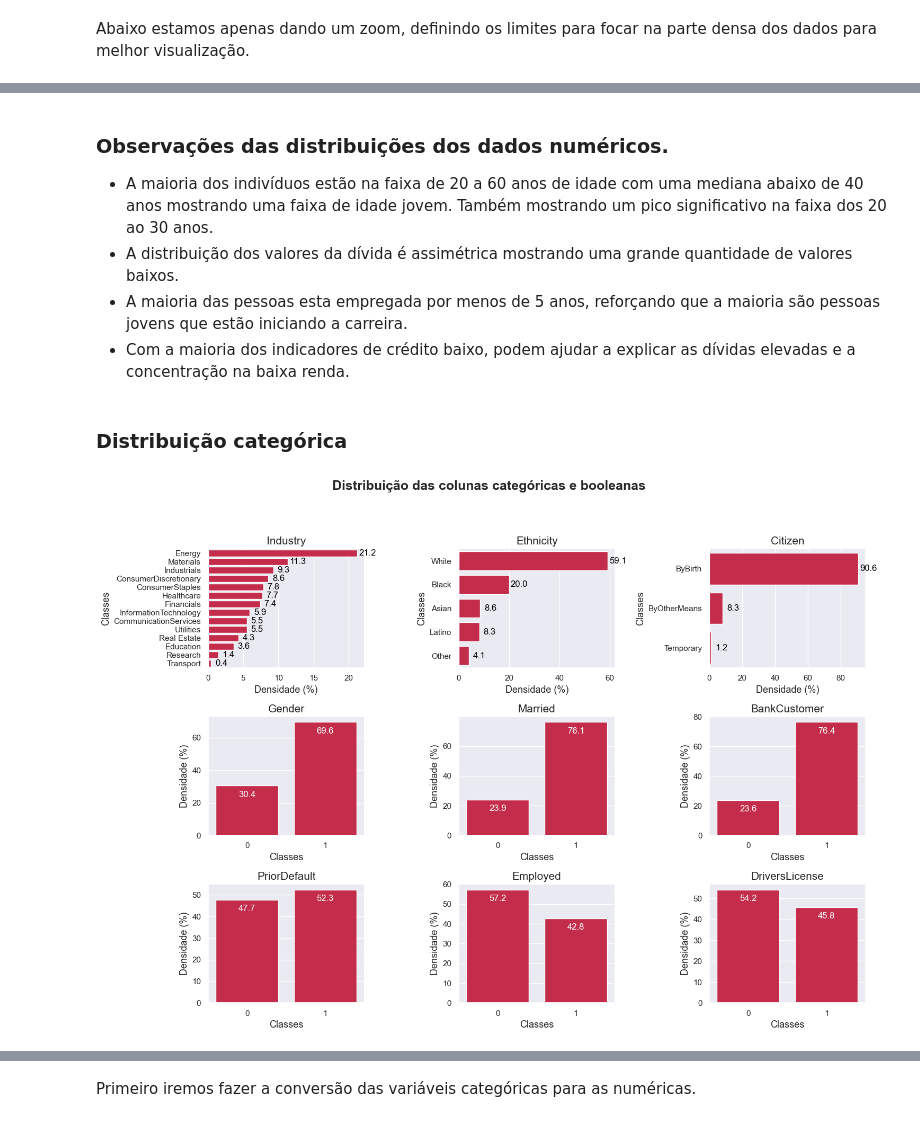
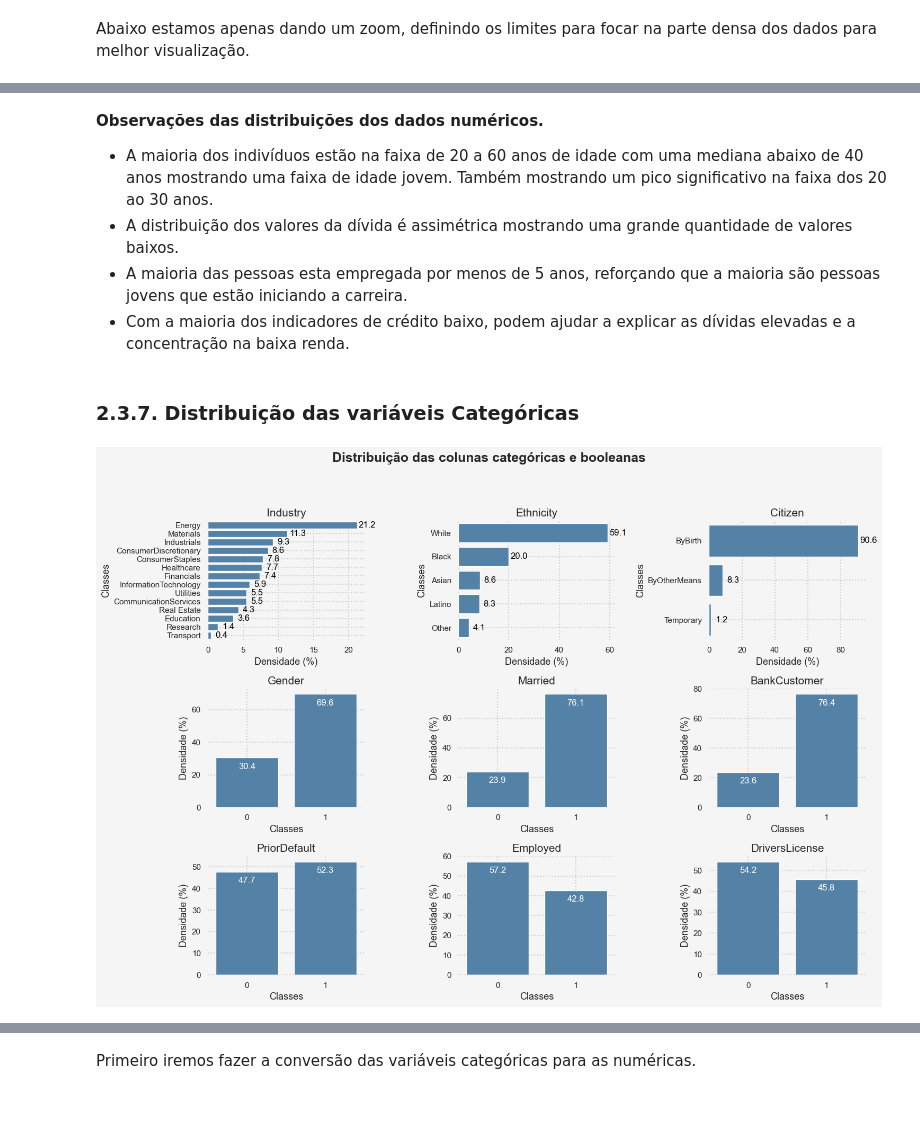
Before and after one commit to hribes/Projeto_Aprovacao_Credito, a Jupyter notebook: Notebook/Aprovacao_cartao_credito.ipynb, the cells around one changed output, grey strips where cells are left out. Drawn from its saved outputs; the diff is of its cells as text; code cells hidden in the pictures.

```diff
--- a/Notebook/Aprovacao_cartao_credito.ipynb
+++ b/Notebook/Aprovacao_cartao_credito.ipynb
@@ -59,4 +44,5 @@ Definindo algumas configurações globais para os gráficos.
 Importação dos dados que iremos utilizar.
 # %%
-dados = 'Dados/clean_dataset.csv'
+dados = os.getenv('CAMINHO_DADOS')
 df = pd.read_csv(dados)
+df.head()
@@ -113,0 +139,3 @@ memory usage: 86.4+ KB
+# %%
+df_train = pd.concat([X_train, y_train], axis=1)
+df_train.shape
@@ -265,13 +415,20 @@ fig, ax = plt.subplots(2, 3, figsize=(13, 4 * rows))
 ax = ax.flatten()
 
 for i, coluna in enumerate(numericos):
-    sns.histplot(data=df, x=coluna, ax=ax[i], bins=25, color='#DC143C')
+    sns.histplot(data=df, x=coluna, ax=ax[i], bins=25, color='#4682B4')
     ax[i].set_title(f'Distribuição da coluna\n{coluna}', fontsize=15)
     ax[i].set_xlabel(coluna, fontsize=13)
     ax[i].set_ylabel('Quantidade', fontsize=13)
 
     ax[i].set_xlim(df[coluna].quantile(0.01), df[coluna].quantile(0.99))
 
+    ax[i].grid(True, linestyle=':', linewidth=1.5)
+    ax[i].set_facecolor("#F5F5F5")
+
+    for spine in ax[i].spines.values():
+        spine.set_visible(False)
+
+plt.gcf().set_facecolor("#F5F5F5")
 plt.tight_layout()
 plt.show()
 # %% [output]
@@ -284,10 +441,20 @@ fig, ax = plt.subplots(rows, 3, figsize=(13, 4 * rows))
 ax = ax.flatten()
 
 for i, coluna in enumerate(numericos):
-    sns.boxplot(data=df, x=coluna, ax=ax[i], color='#DC143C')
+    sns.boxplot(data=df, x=coluna, ax=ax[i], color='#4682B4')
     ax[i].set_title(f'Distribuição da coluna\n{coluna}', fontsize=15)
     ax[i].set_xlabel(coluna, fontsize=13)
     ax[i].set_ylabel('Quantidade', fontsize=13)
+
+    ax[i].set_xlim(df[coluna].quantile(0.01), df[coluna].quantile(0.99))
+
+    ax[i].grid(True, linestyle=':', linewidth=1.5)
+    ax[i].set_facecolor("#F5F5F5")
+
+    for spine in ax[i].spines.values():
+        spine.set_visible(False)
+
+plt.gcf().set_facecolor("#F5F5F5")
 
 for i in range(len(numericos), len(ax)):
     fig.delaxes(ax[i])
@@ -299,11 +466,12 @@ plt.show()
 # %% [markdown]
-### **Observações das distribuições dos dados numéricos.**
+**Observações das distribuições dos dados numéricos.**
+
 - A maioria dos indivíduos estão na faixa de 20 a 60 anos de idade com uma mediana abaixo de 40 anos mostrando uma faixa de idade jovem. Também mostrando um pico significativo na faixa dos 20 ao 30 anos.
 - A distribuição dos valores da dívida é assimétrica mostrando uma grande quantidade de valores baixos.
 - A maioria das pessoas esta empregada por menos de 5 anos, reforçando que a maioria são pessoas jovens que estão iniciando a carreira.
 - Com a maioria dos indicadores de crédito baixo, podem ajudar a explicar as dívidas elevadas e a concentração na baixa renda.
-# %% [markdown]
-### **Distribuição categórica**
+# %% [markdown]
+### **2.3.7. Distribuição das variáveis Categóricas**
 # %%
 
 if 'Approved' in booleanos:
@@ -320,38 +488,51 @@ plt.subplots_adjust(hspace=0.6, wspace=0.4)
 
 for i, coluna in enumerate(categoricos):
     counts = df[coluna].value_counts(normalize=True) * 100
-    sns.barplot(y=counts.index, x=counts.values, ax=ax[i], color='#DC143C')
+    sns.barplot(y=counts.index, x=counts.values, ax=ax[i], color='#4682B4')
     ax[i].set_title(coluna, fontsize=15)
     ax[i].set_ylabel('Classes', fontsize=13)
     ax[i].set_xlabel('Densidade (%)', fontsize=13)
     for p in ax[i].patches:
         ax[i].annotate(format(p.get_width(), '.1f'),
                        (p.get_width(), p.get_y() + p.get_height() / 2.),
                        ha='center', va='center',
                        xytext=(14, 0),
                        textcoords='offset points',
                        color='black')
+    ax[i].grid(True, linestyle=':', linewidth=1.5)
+    ax[i].set_facecolor("#F5F5F5")
+
+    for spine in ax[i].spines.values():
+        spine.set_visible(False)
+
 
 for i, coluna in enumerate(booleanos):
     counts = df[coluna].value_counts(normalize=True) * 100
-    sns.barplot(x=counts.index, y=counts.values, ax=ax[i + len(categoricos)], color='#DC143C')
+    sns.barplot(x=counts.index, y=counts.values, ax=ax[i + len(categoricos)], color='#4682B4')
     ax[i + len(categoricos)].set_title(coluna, fontsize=15)
     ax[i + len(categoricos)].set_xlabel('Classes', fontsize=13)
     ax[i + len(categoricos)].set_ylabel('Densidade (%)', fontsize=13)
     for p in ax[i + len(categoricos)].patches:
         ax[i + len(categoricos)].annotate(format(p.get_height(), '.1f'),
                                           (p.get_x() + p.get_width() / 2., p.get_height()),
                                           ha='center', va='center',
                                           xytext=(0, -12),
                                           textcoords='offset points',
                                           color='white')
+    ax[i + len(categoricos)].grid(True, linestyle=':', linewidth=1.5)
+    ax[i + len(categoricos)].set_facecolor("#F5F5F5")
+
+    for spine in ax[i + len(categoricos)].spines.values():
+        spine.set_visible(False)
+
 
 # Remover subplots vazios, caso tiver
 for i in range(len(dist), len(ax)):
     fig.delaxes(ax[i])
 
+plt.gcf().set_facecolor("#F5F5F5")
 plt.tight_layout(rect=[0, 0, 1, 0.96])
 plt.show()
 # %% [output]
-[figure, old version]
+[figure, new version]
 # %% [markdown]
```
Also changed, not shown: parts of 59 cells of this notebook, 2 other files.
